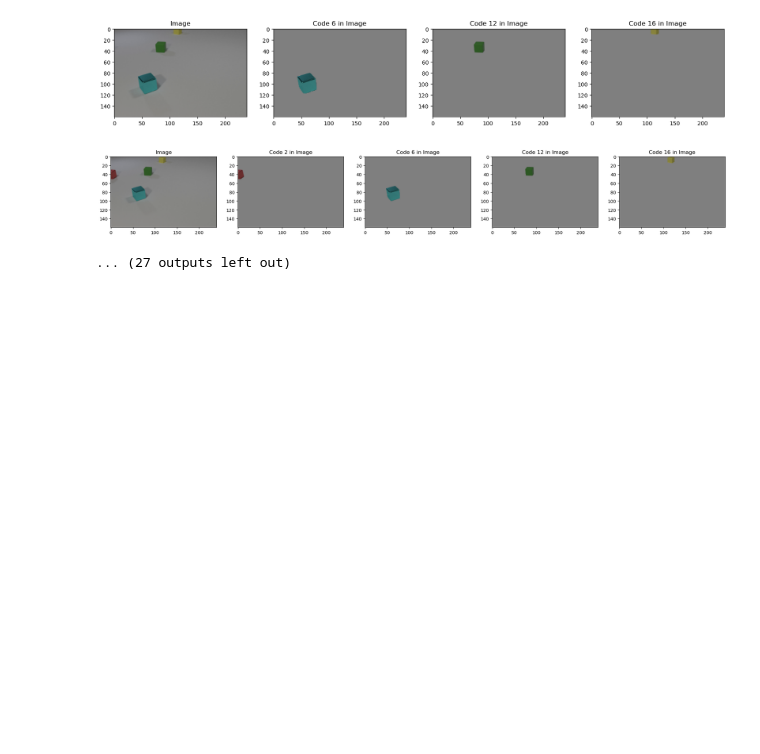
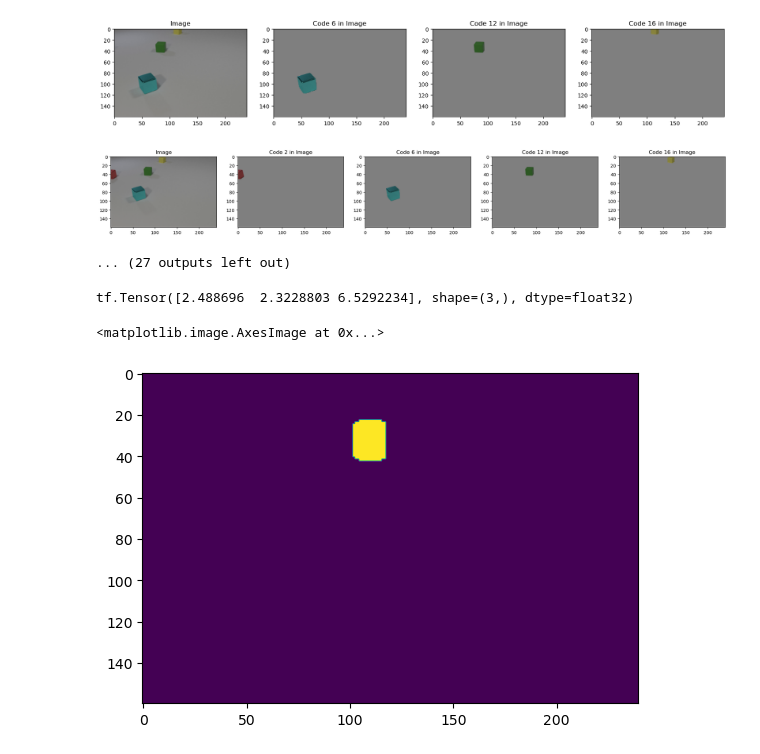
Before and after one commit to pdtraver/DL_Final_Project, a Jupyter notebook: Object_Extraction.ipynb, the cells around one changed output. Saved outputs shown, nothing was run; the diff lists cells and outputs as text; code cells hidden in the pictures; blank space fills up the shorter version.

```diff
--- a/Object_Extraction.ipynb
+++ b/Object_Extraction.ipynb
@@ -134,0 +192,57 @@ for image_num in range(len(unique_image_set_1)):
+# %%
+# Default camera parameters for the CLEVR dataset
+default_camera_params = {
+    'fov': 49.9,  # Field of view in degrees
+    'camera_position': [3, 3, 6],  # Camera position (x, y, z)
+    'camera_rotation': [-25, 25, 0],  # Camera rotation in degrees (pitch, roll, yaw)
+    'camera_sensor_width': 36,  # Camera sensor width in mm
+    'camera_sensor_height': 24,  # Camera sensor height in mm
+    'image_resolution': [320, 240]  # Image resolution (width, height)
+}
+
+# Load the 2D mask image
+mask = tf.cast(unique_target_set_1[0] == 45, tf.float32)
+
+# Calculate the pixel dimensions
+width, height = default_camera_params['image_resolution']
+pixel_width = default_camera_params['camera_sensor_width'] / width
+pixel_height = default_camera_params['camera_sensor_height'] / height
+
+# Calculate the camera rotation matrix
+pitch = default_camera_params['camera_rotation'][0] * pi / 180
+roll = default_camera_params['camera_rotation'][1] * pi / 180
+yaw = default_camera_params['camera_rotation'][2] * pi / 180
+
+rotation_matrix = np.array([
+    [cos(yaw) * cos(pitch), cos(yaw) * sin(pitch) * sin(roll) - sin(yaw) * cos(roll), cos(yaw) * sin(pitch) * cos(roll) + sin(yaw) * sin(roll)],
+    [sin(yaw) * cos(pitch), sin(yaw) * sin(pitch) * sin(roll) + cos(yaw) * cos(roll), sin(yaw) * sin(pitch) * cos(roll) - cos(yaw) * sin(roll)],
+    [-sin(pitch), cos(pitch) * sin(roll), cos(pitch) * cos(roll)]
+])
+
+# Generate 3D coordinates for objects
+objects_3d_coords = []
+for y, row in enumerate(mask):
+    for x, val in enumerate(row):
+        if val:
+            # Convert 2D pixel coordinates to 3D world coordinates
+            u = (x - width / 2) * pixel_width
+            v = (y - height / 2) * pixel_height
+            direction = np.array([u, v, default_camera_params['fov'] / 2])
+            direction /= np.linalg.norm(direction)
+            direction = np.dot(rotation_matrix, direction)
+            world_coords = default_camera_params['camera_position'] + val * direction
+
+            objects_3d_coords.append(world_coords)
+
+# Print the first object's 3D coordinates
+if objects_3d_coords:
+    print(objects_3d_coords[int(len(objects_3d_coords)/2)])
+else:
+    print("No objects found in the mask.")
+# %% [output]
+tf.Tensor([2.488696  2.3228803 6.5292234], shape=(3,), dtype=float32)
+# %%
+plt.imshow(tf.cast(unique_target_set_1[0] == 45, tf.float32))
+# %% [output]
+<matplotlib.image.AxesImage at 0x...>
+[figure, added]
```
Also changed, not shown: parts of 4 cells of this notebook.
